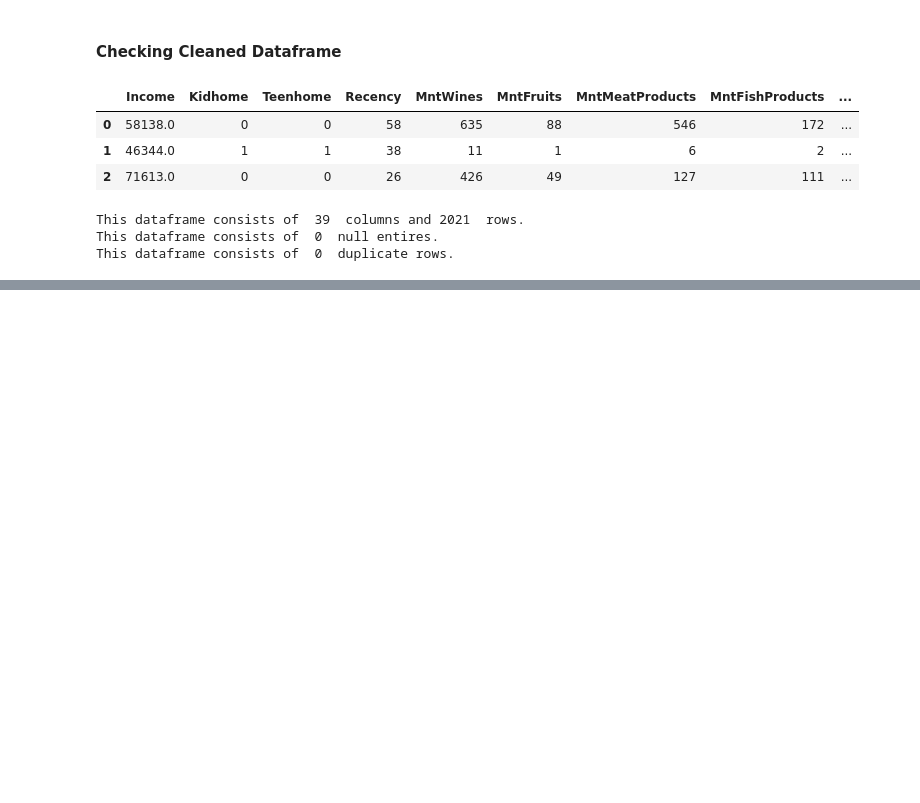
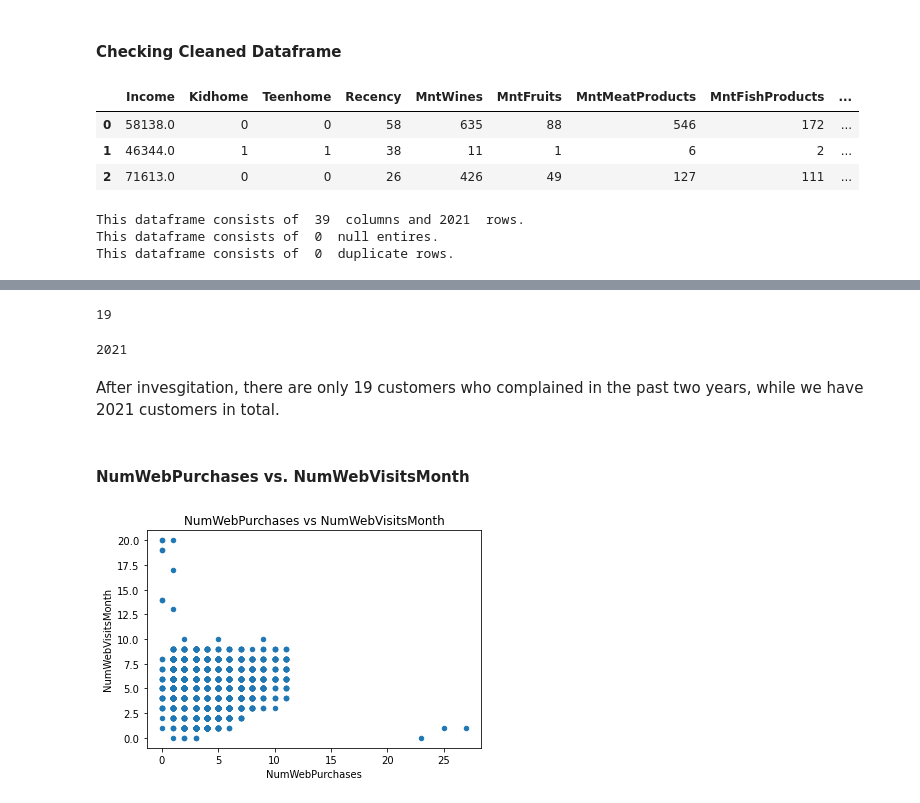
Before and after one commit to Kpeng511/Marketing-Campaign-Analytics, a Jupyter notebook: analytics.ipynb, the cells around one changed output, grey strips where cells are left out. Saved outputs shown, nothing was run; the diff lists cells and outputs as text; code cells hidden in the pictures; blank space fills up the shorter version.

```diff
--- a/analytics.ipynb
+++ b/analytics.ipynb
@@ -175,0 +299,17 @@ There are many features with outliers, but the outliers make sense because of th
+# %%
+df[df['Complain'] > 0].shape[0]
+# %% [output]
+19
+# %%
+df.shape[0]
+# %% [output]
+2021
+# %% [markdown]
+After invesgitation, there are only 19 customers who complained in the past two years, while we have 2021 customers in total.
+# %% [markdown]
+#### NumWebPurchases vs. NumWebVisitsMonth
+# %%
+df.plot(x = 'NumWebPurchases', y = 'NumWebVisitsMonth', kind = 'scatter')
+plt.title('NumWebPurchases vs NumWebVisitsMonth');
+# %% [output]
+[figure, added]
```
Also changed, not shown: parts of 38 cells of this notebook, 5 other files.
